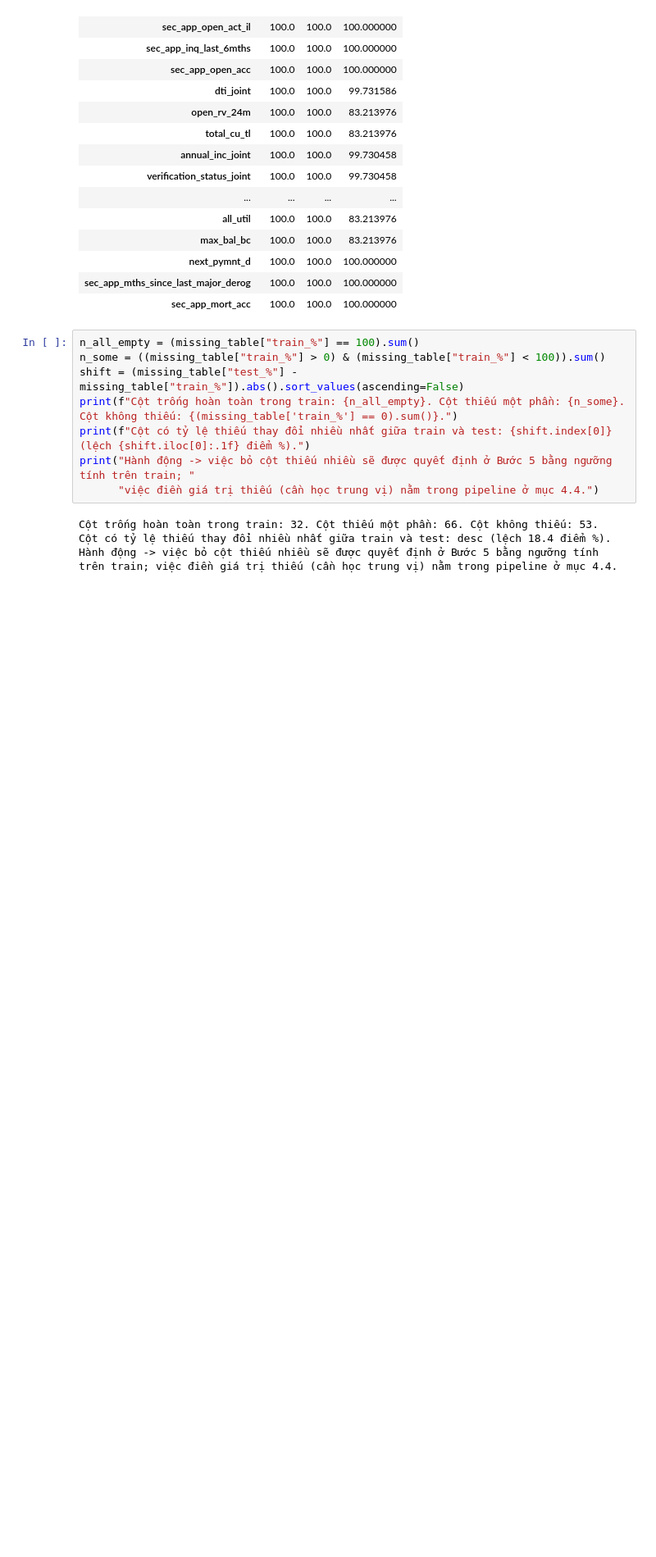
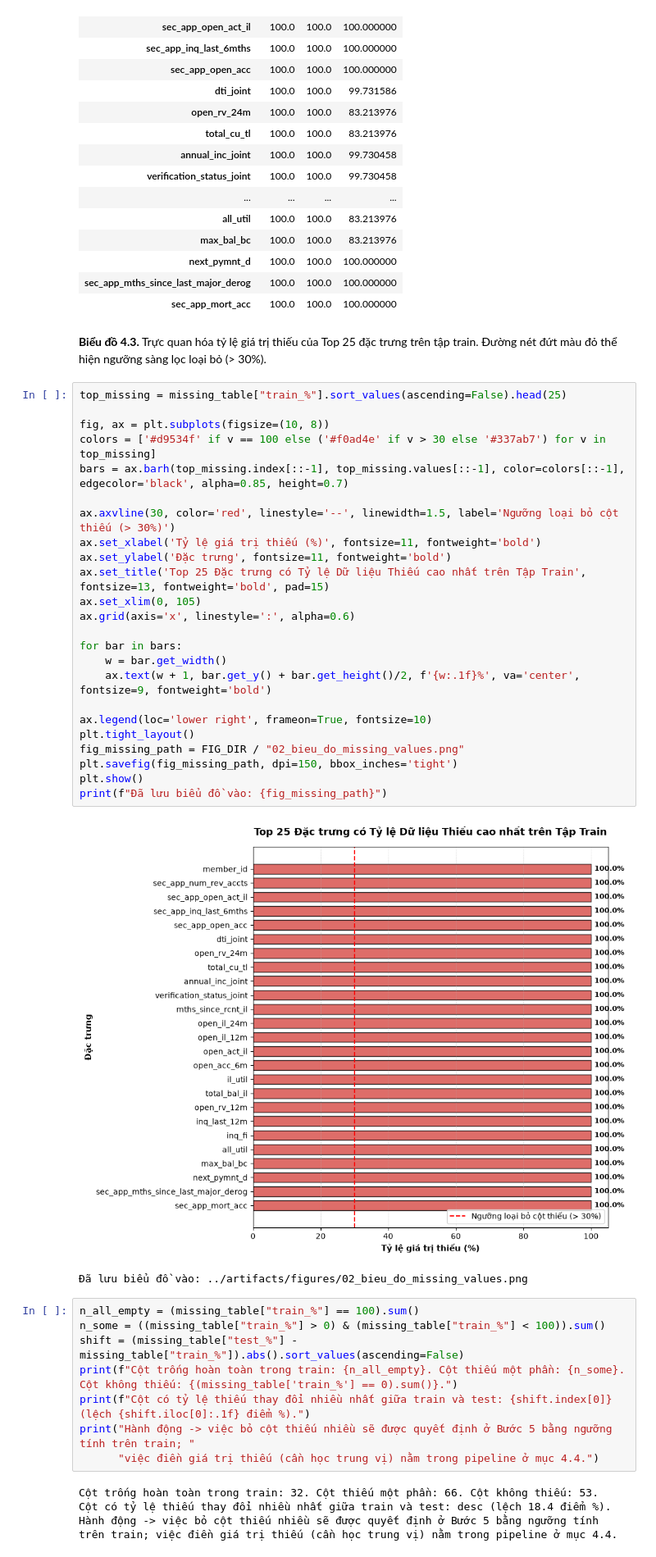
Before and after one commit to Eliza516/Lending-Club-Credit-Scoring, a Jupyter notebook: notebooks/02_lam_sach_va_feature.ipynb, the cells around one changed output. Shown at 82% size. Cells and saved outputs as stored; diff of their text form; blank space fills up the shorter version.

Commit message:
feat(notebook-02): add visual charts for missing values, feature groups, distributions, correlation, and grade risk

```diff
--- a/notebooks/02_lam_sach_va_feature.ipynb
+++ b/notebooks/02_lam_sach_va_feature.ipynb
@@ -240,6 +240,35 @@ missing_table.sort_values("train_%", ascending=False).head(25)
 | next_pymnt_d | 100.0 | 100.0 | 100.000000 |
 | sec_app_mths_since_last_major_derog | 100.0 | 100.0 | 100.000000 |
 | sec_app_mort_acc | 100.0 | 100.0 | 100.000000 |
+# %% [markdown]
+**Biểu đồ 4.3.** Trực quan hóa tỷ lệ giá trị thiếu của Top 25 đặc trưng trên tập train. Đường nét đứt màu đỏ thể hiện ngưỡng sàng lọc loại bỏ (> 30%).
+# %%
+top_missing = missing_table["train_%"].sort_values(ascending=False).head(25)
+
+fig, ax = plt.subplots(figsize=(10, 8))
+colors = ['#d9534f' if v == 100 else ('#f0ad4e' if v > 30 else '#337ab7') for v in top_missing]
+bars = ax.barh(top_missing.index[::-1], top_missing.values[::-1], color=colors[::-1], edgecolor='black', alpha=0.85, height=0.7)
+
+ax.axvline(30, color='red', linestyle='--', linewidth=1.5, label='Ngưỡng loại bỏ cột thiếu (> 30%)')
+ax.set_xlabel('Tỷ lệ giá trị thiếu (%)', fontsize=11, fontweight='bold')
+ax.set_ylabel('Đặc trưng', fontsize=11, fontweight='bold')
+ax.set_title('Top 25 Đặc trưng có Tỷ lệ Dữ liệu Thiếu cao nhất trên Tập Train', fontsize=13, fontweight='bold', pad=15)
+ax.set_xlim(0, 105)
+ax.grid(axis='x', linestyle=':', alpha=0.6)
+
+for bar in bars:
+    w = bar.get_width()
+    ax.text(w + 1, bar.get_y() + bar.get_height()/2, f'{w:.1f}%', va='center', fontsize=9, fontweight='bold')
+
+ax.legend(loc='lower right', frameon=True, fontsize=10)
+plt.tight_layout()
+fig_missing_path = FIG_DIR / "02_bieu_do_missing_values.png"
+plt.savefig(fig_missing_path, dpi=150, bbox_inches='tight')
+plt.show()
+print(f"Đã lưu biểu đồ vào: {fig_missing_path}")
+# %% [output]
+[figure, added]
+Đã lưu biểu đồ vào: ../artifacts/figures/02_bieu_do_missing_values.png
 # %%
 n_all_empty = (missing_table["train_%"] == 100).sum()
 n_some = ((missing_table["train_%"] > 0) & (missing_table["train_%"] < 100)).sum()
```
Also changed, not shown: parts of 12 cells of this notebook.
